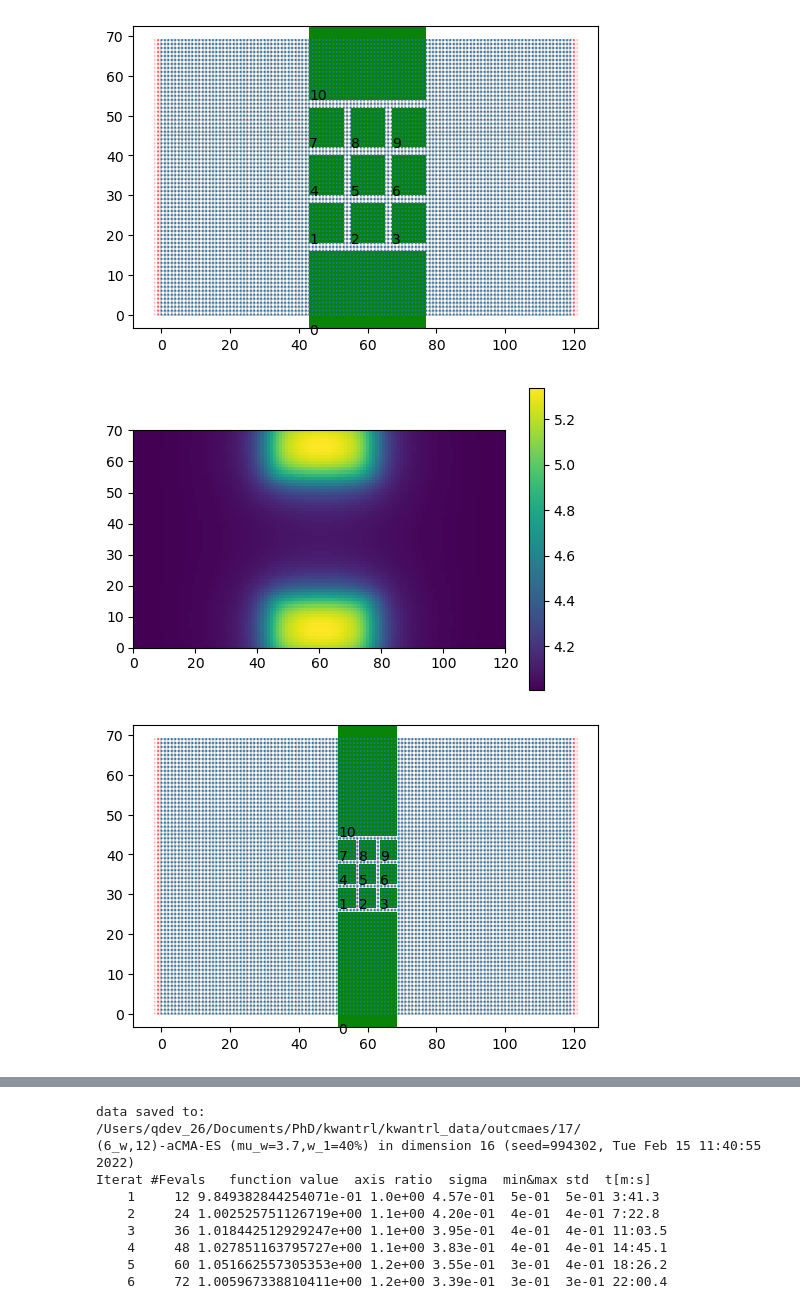
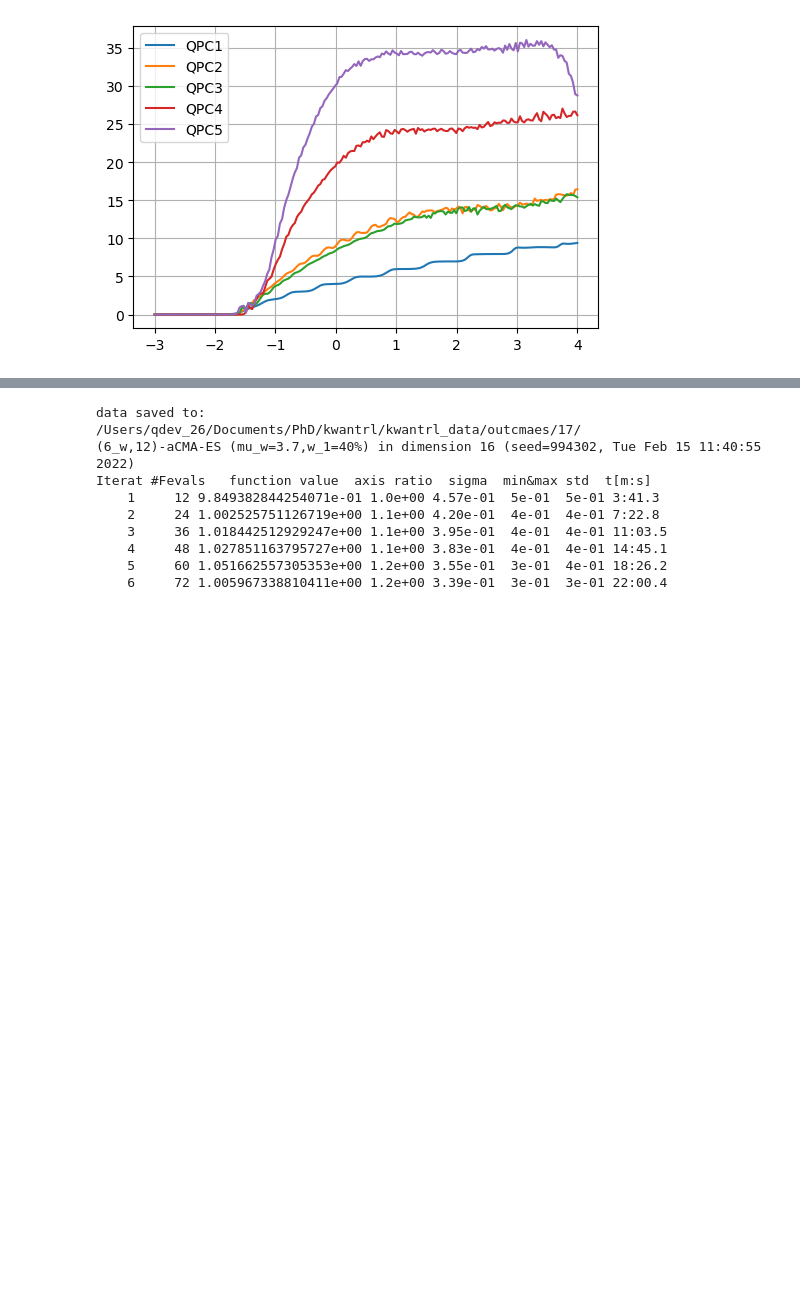
Before and after one commit to jacobdben/qpcRL, a Jupyter notebook: kwantrl/run_scripts/test_trajectory.ipynb, the cells around one changed output, grey strips where cells are left out. Saved outputs shown, nothing was run; the diff lists cells and outputs as text; code cells hidden in the pictures; blank space fills up the shorter version.

```diff
--- a/kwantrl/run_scripts/test_trajectory.ipynb
+++ b/kwantrl/run_scripts/test_trajectory.ipynb
@@ -15,36 +16,49 @@ mpl.rcParams["axes.facecolor"]='white'
 mpl.rcParams["savefig.facecolor"]='white'
 # %%
 start=-3
-stop=2
+stop=4
 steps=200
 
 # Parameters for QPC
 disorder=0.15
 outer_gates=-3
 B_field=0
 energy=1
 
-# Initialize loss function
-stairs=staircasiness(delta=0.05,last_step=20)
+# # Initialize loss function
+# stairs=staircasiness(delta=0.05,last_step=20)
 
-# Set common voltage sweep
+# # Set common voltage sweep
 common_voltages=np.linspace(start,stop,steps)
 
 
 # Initialize QPC instance and set parameters
-QPC=pixelarrayQPC(plot=True,gate_kwargs={'spacing':1,'pixel_size':10,'spacing':2})
+plot_systems=False
+W=70
+L=120
+QPC1=pixelarrayQPC(W=W,L=L,plot=plot_systems,gate_kwargs={'scale':1})
+QPC2=pixelarrayQPC(W=W,L=L,plot=plot_systems,gate_kwargs={'scale':2})
 
-QPC2=pixelarrayQPC(plot=True,gate_kwargs={'spacing':1})
 
-# QPC.U0=disorder
-# QPC.energy=energy
-# QPC.V1=outer_gates
-# QPC.V11=outer_gates
-# QPC.phi=B_field
+W*=2
+L*=2
 
-# dat=datahandler()
-# QPC.plot_disorder()
+QPC3=pixelarrayQPC(W=W,L=L,plot=plot_systems,gate_kwargs={'scale':2})
+QPC4=pixelarrayQPC(W=W,L=L,plot=plot_systems,gate_kwargs={'scale':4})
+QPC5=pixelarrayQPC(W=W,L=L,plot=plot_systems,gate_kwargs={'scale':6})
+
+if bool(1):
+    fig,ax=plt.subplots()
+    from kwantrl.simulations.pixel_array import par_transmission_wrapper
+
+    for i,QPC in enumerate([QPC1,QPC2,QPC3,QPC4,QPC5]):
+        QPC.V1=outer_gates
+        QPC.V11=outer_gates
+        QPC.U0=0.15
+
+        res=par_transmission_wrapper(QPC,common_voltages)
+        ax.plot(common_voltages,res,label=f'QPC{i+1}')
+    ax.legend()
+    ax.grid()
 # %% [output]
-[figure, old version]
+[figure, new version]
-[figure, removed]
-[figure, removed]
```
Also changed, not shown: parts of 2 cells of this notebook.
